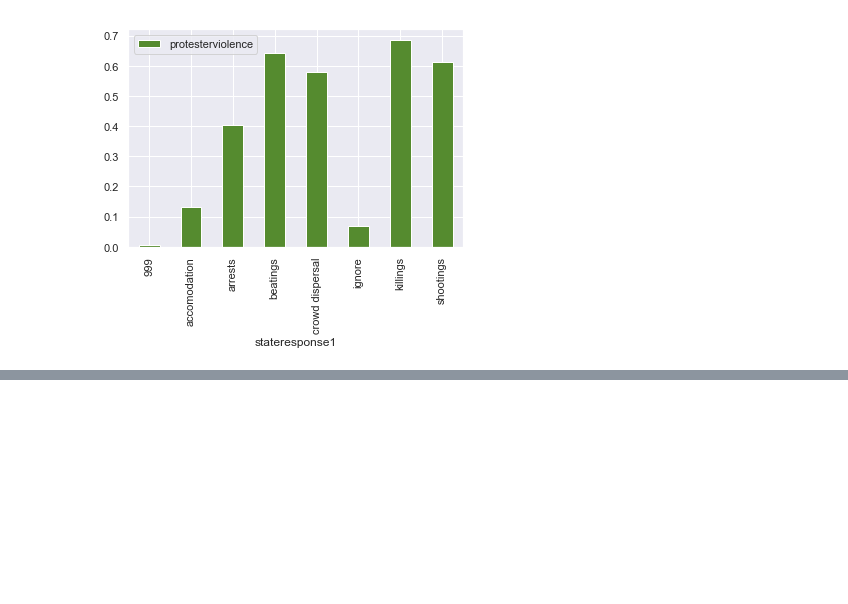
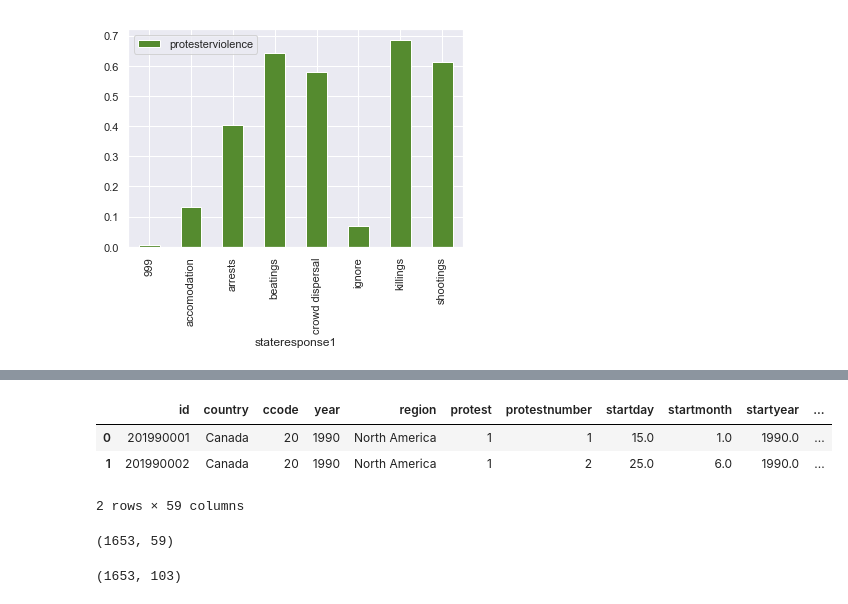
Before and after one commit to 1aaronh/worldwide_protest_analysis, a Jupyter notebook: julia_messy_notebook.ipynb, the cells around one changed output, grey strips where cells are left out. Saved outputs shown, nothing was run; the diff lists cells and outputs as text; code cells hidden in the pictures; blank space fills up the shorter version.

```diff
--- a/julia_messy_notebook.ipynb
+++ b/julia_messy_notebook.ipynb
@@ -152,0 +215,30 @@ sns.pairplot(df, y_vars=['SalePrice'] , x_vars=['Year Remod/Add', 'Year Built',
+# %%
+categorical_columns = ['country', 'year', 'protest', 'protesterviolence',  'participants_category', 'protesterdemand1',
+       'protesterdemand2', 'protesterdemand3', 'protesterdemand4', 'stateresponse1', 'stateresponse2', 'stateresponse3', 'stateresponse4','stateresponse5', 'stateresponse6', 'stateresponse7']
+numerical_columns = ['startday', 'startmonth', 'startyear', 'endday', 'endmonth', 'endyear', 'years', 'total_days']
+
+id_columns = ['id','sources','notes', 'protesteridentity', 'location']
+# %%
+for column in categorical_columns:
+    df[column].fillna('999', inplace=True)
+    df[column] = df[column].map(str)
+for column in numerical_columns:
+    df[column].fillna(999, inplace=True)
+# %%
+protest_demands = ['protesterdemand1','protesterdemand2', 'protesterdemand3', 'protesterdemand4']
+state_responses = ['stateresponse1', 'stateresponse2', 'stateresponse3', 'stateresponse4','stateresponse5', 'stateresponse6', 'stateresponse7']
+# %%
+df = pd.get_dummies(df, columns=protest_demands, prefix="dem", drop_first=True)
+df = pd.get_dummies(df, columns=state_responses, prefix='resp')
+# %%
+df.head(2)
+# %% [output]
+|  | id | country | ccode | year | region | protest | protestnumber | startday | startmonth | startyear | ... |
+| 0 | 201990001 | Canada | 20 | 1990 | North America | 1 | 1 | 15.0 | 1.0 | 1990.0 | ... |
+| 1 | 201990002 | Canada | 20 | 1990 | North America | 1 | 2 | 25.0 | 6.0 | 1990.0 | ... |
+2 rows × 59 columns
+# %%
+sa_df = df[df['region'] == 'South America'].copy()
+sa_df.shape
+# %% [output]
+(1653, 59)
@@ -152,0 +247,4 @@ sns.pairplot(df, y_vars=['SalePrice'] , x_vars=['Year Remod/Add', 'Year Built',
+# %%
+sa_df.shape
+# %% [output]
+(1653, 103)
```
Also changed, not shown: parts of 84 cells of this notebook, 3 other files.
